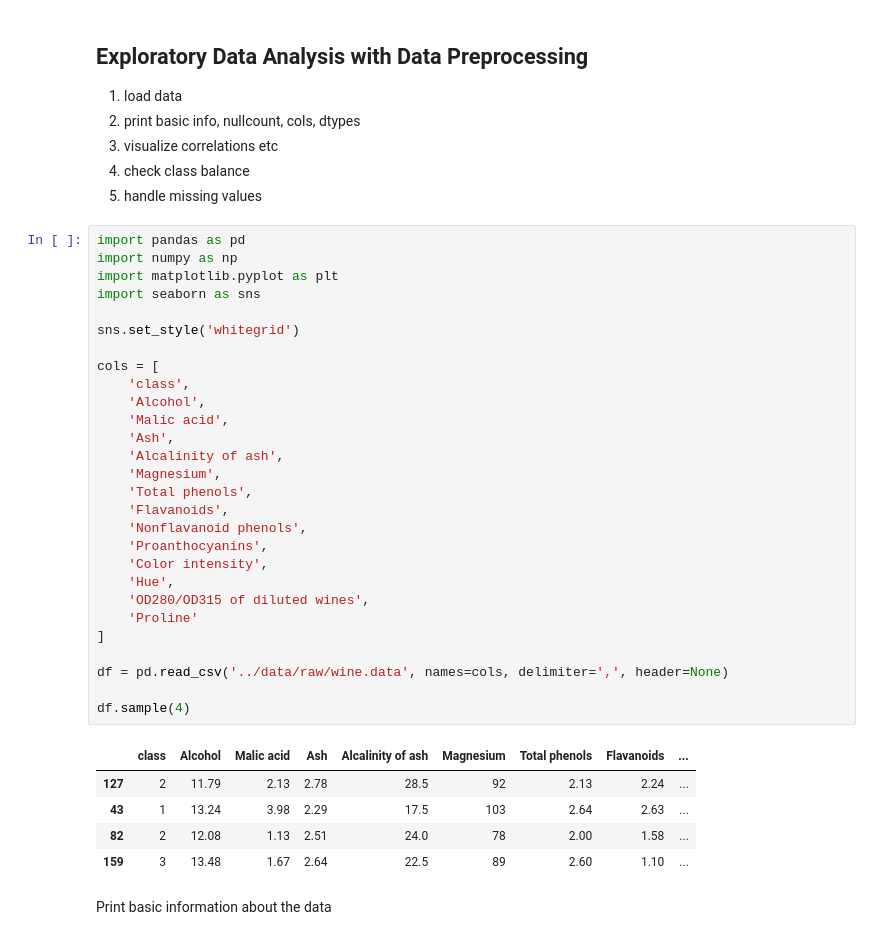
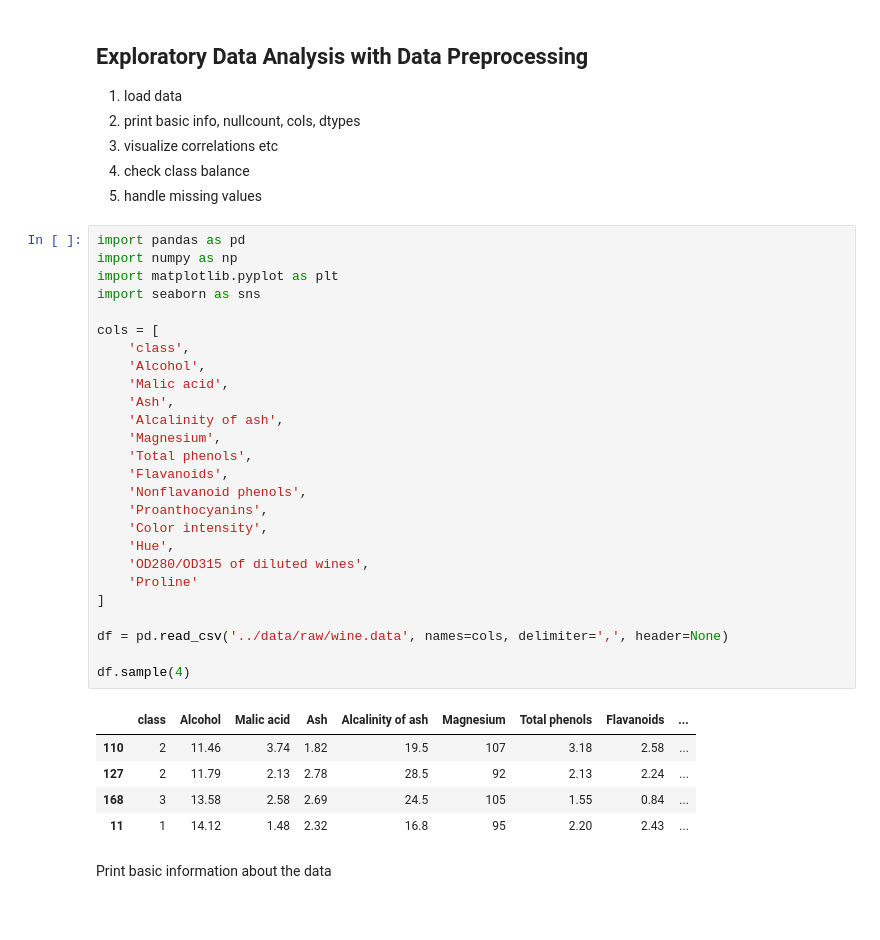
Before and after one commit to rankkua/wine-classification, a Jupyter notebook: src/data-preprocessing.ipynb, the cells around one changed output. Saved outputs shown, nothing was run; the diff lists cells and outputs as text.

```diff
--- a/src/data-preprocessing.ipynb
+++ b/src/data-preprocessing.ipynb
@@ -9,37 +9,35 @@
 # %%
 import pandas as pd
 import numpy as np
 import matplotlib.pyplot as plt
 import seaborn as sns
-
-sns.set_style('whitegrid')
 
 cols = [
     'class',
     'Alcohol',
     'Malic acid',
     'Ash',
     'Alcalinity of ash',
     'Magnesium',
     'Total phenols',
     'Flavanoids',
     'Nonflavanoid phenols',
     'Proanthocyanins',
     'Color intensity',
     'Hue',
     'OD280/OD315 of diluted wines',
     'Proline'
 ]
 
 df = pd.read_csv('../data/raw/wine.data', names=cols, delimiter=',', header=None)
 
 df.sample(4)
 # %% [output]
 |  | class | Alcohol | Malic acid | Ash | Alcalinity of ash | Magnesium | Total phenols | Flavanoids | ... |
+| 110 | 2 | 11.46 | 3.74 | 1.82 | 19.5 | 107 | 3.18 | 2.58 | ... |
 | 127 | 2 | 11.79 | 2.13 | 2.78 | 28.5 | 92 | 2.13 | 2.24 | ... |
-| 43 | 1 | 13.24 | 3.98 | 2.29 | 17.5 | 103 | 2.64 | 2.63 | ... |
-| 82 | 2 | 12.08 | 1.13 | 2.51 | 24.0 | 78 | 2.00 | 1.58 | ... |
-| 159 | 3 | 13.48 | 1.67 | 2.64 | 22.5 | 89 | 2.60 | 1.10 | ... |
+| 168 | 3 | 13.58 | 2.58 | 2.69 | 24.5 | 105 | 1.55 | 0.84 | ... |
+| 11 | 1 | 14.12 | 1.48 | 2.32 | 16.8 | 95 | 2.20 | 2.43 | ... |
 # %% [markdown]
 Print basic information about the data
 # %%
```
Also changed, not shown: parts of 3 cells of this notebook, 2 other files.
